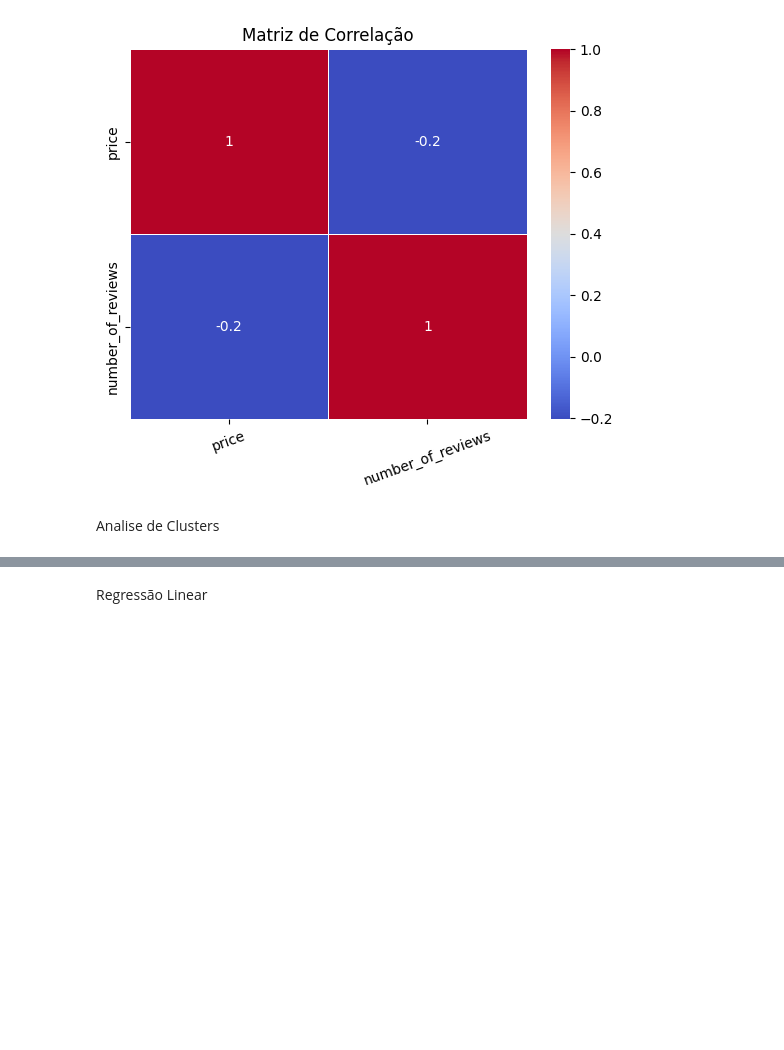
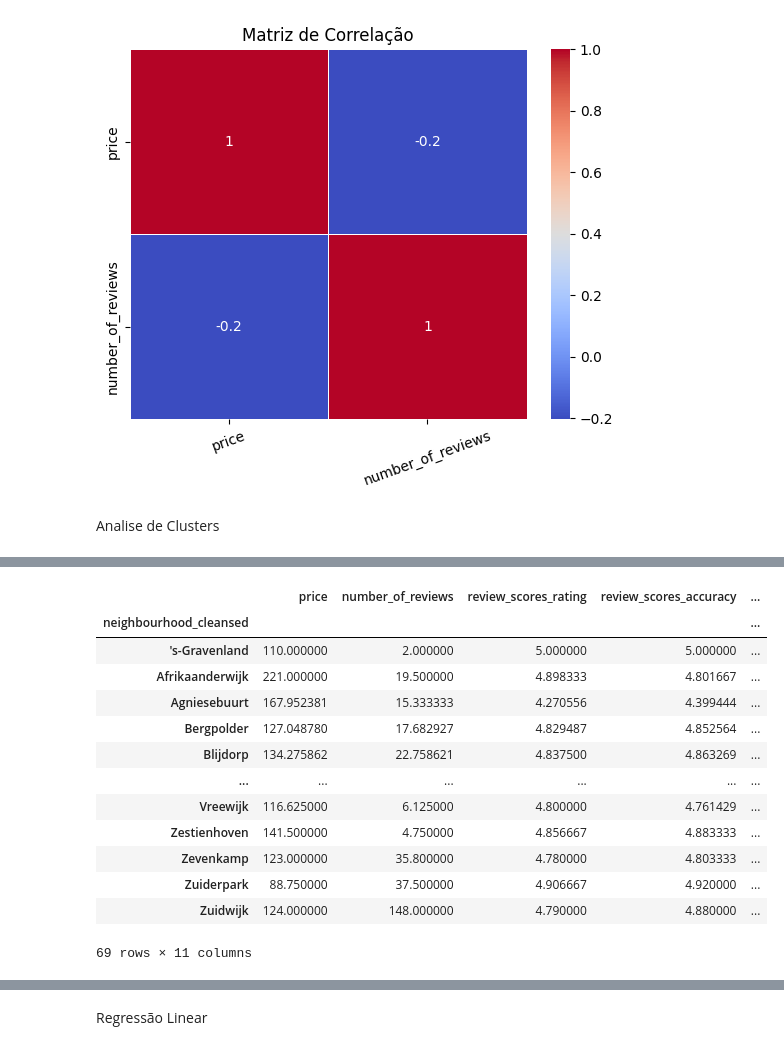
Before and after one commit to RafaelAndreRio/SAD_Trabalho_Final, a Jupyter notebook: Estudo_airbnb.ipynb, the cells around one changed output, grey strips where cells are left out. Saved outputs shown, nothing was run; the diff lists cells and outputs as text; code cells hidden in the pictures; blank space fills up the shorter version.

```diff
--- a/Estudo_airbnb.ipynb
+++ b/Estudo_airbnb.ipynb
@@ -517,0 +614,18 @@ indicadores2022 = ODS2022.iloc[:, 4:].set_index(ODS2022['Country'])
+# %%
+indicadores_Cluster.loc[:, 'ClusterH4'] = cluster_labels4
+indicadores_Cluster
+# %% [output]
+|  | price | number_of_reviews | review_scores_rating | review_scores_accuracy | ... |
+| neighbourhood_cleansed |  |  |  |  | ... |
+| 's-Gravenland | 110.000000 | 2.000000 | 5.000000 | 5.000000 | ... |
+| Afrikaanderwijk | 221.000000 | 19.500000 | 4.898333 | 4.801667 | ... |
+| Agniesebuurt | 167.952381 | 15.333333 | 4.270556 | 4.399444 | ... |
+| Bergpolder | 127.048780 | 17.682927 | 4.829487 | 4.852564 | ... |
+| Blijdorp | 134.275862 | 22.758621 | 4.837500 | 4.863269 | ... |
+| ... | ... | ... | ... | ... | ... |
+| Vreewijk | 116.625000 | 6.125000 | 4.800000 | 4.761429 | ... |
+| Zestienhoven | 141.500000 | 4.750000 | 4.856667 | 4.883333 | ... |
+| Zevenkamp | 123.000000 | 35.800000 | 4.780000 | 4.803333 | ... |
+| Zuiderpark | 88.750000 | 37.500000 | 4.906667 | 4.920000 | ... |
+| Zuidwijk | 124.000000 | 148.000000 | 4.790000 | 4.880000 | ... |
+69 rows × 11 columns
```
Also changed, not shown: parts of 8 cells of this notebook.
